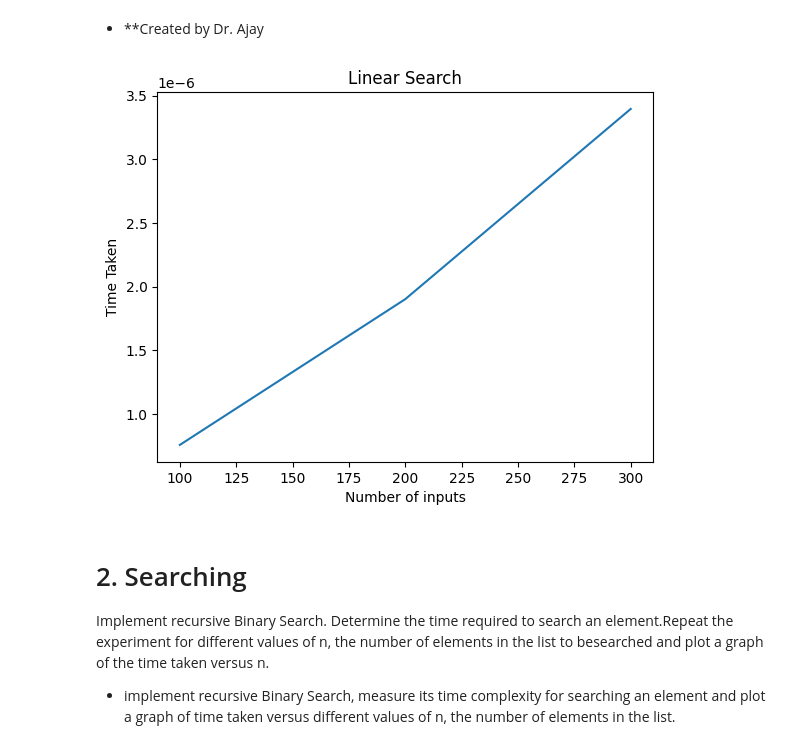
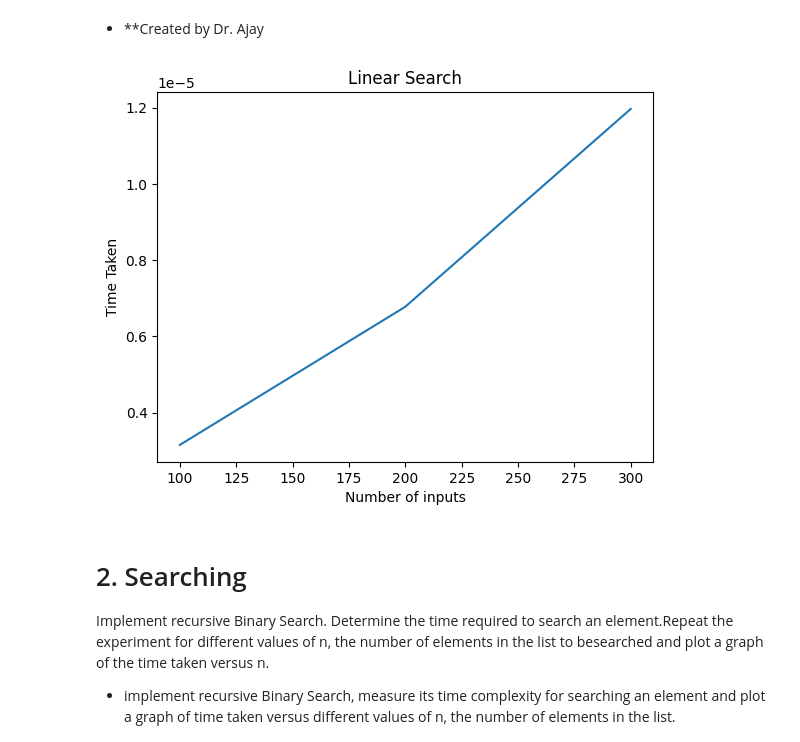
Before and after one commit to Harshitd1/algoAndProblemSolving, a Jupyter notebook: lab_4.ipynb, the cells around one changed output. Drawn from its saved outputs; the diff is of its cells as text; code cells hidden in the pictures.

```diff
--- a/lab_4.ipynb
+++ b/lab_4.ipynb
@@ -16,30 +16,31 @@ Implement Linear Search. Determine the time required to search for element. Repe
 # %%
 # write code for Linear Search and plot a graph to visualize the relationship between time taken and input size
 import time
 import matplotlib.pyplot as plt
 def linear_search(arr,key):
   for i in range(len(arr)):
     if arr[i]==key:
       return i
   return -1
 
 n_values=[300,200,100]
 time_values=[]
 for n in n_values:
+  arr=list(range(n))
   target=n-1
   start=time.perf_counter()
-  linear_search(n_values,target)
+  linear_search(arr,target)
   end = time.perf_counter()
   time_values.append(end-start)
 
 plt.figure()
 plt.plot(n_values,time_values)
 plt.xlabel("Number of inputs")
 plt.ylabel("Time Taken")
 plt.title("Linear Search")
 plt.show()
 # %% [output]
-[figure, old version]
+[figure, new version]
 # %% [markdown]
 # 2. Searching
 Implement recursive Binary Search. Determine the time required to search an element.Repeat the experiment for different values of n, the number of elements in the list to besearched and plot a graph of the time taken versus n.
```
Also changed, not shown: parts of 4 cells of this notebook.
